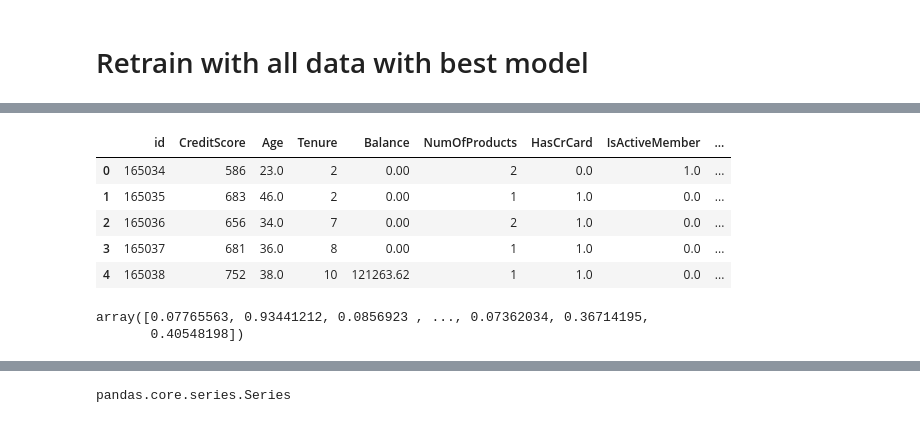
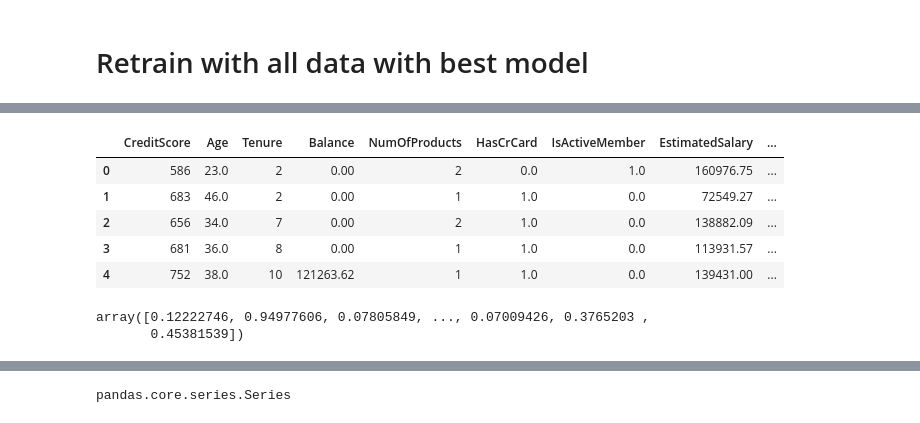
Before and after one commit to andrewbremner3/PlayGroundSeries, a Jupyter notebook: bankchurn-s4e1.ipynb, the cells around one changed output, grey strips where cells are left out. Cells and saved outputs as stored; diff of their text form; code cells hidden in the pictures.

```diff
--- a/bankchurn-s4e1.ipynb
+++ b/bankchurn-s4e1.ipynb
@@ -181,8 +186,11 @@ X.head()
 final_scaler = StandardScaler()
 final_scaler.fit(X)
 X_scaled = final_scaler.transform(X)
-X_test_clean = process_data_dummies(df_test)
-X_test_clean_scaled = final_scaler.transform(X_test_clean)
+X_Final_test_clean = process_data_dummies(df_test)
+
+test_ids = X_Final_test_clean['id']
+X_Final_test_clean=X_Final_test_clean.drop(['id'],axis=1)
+X_Final_test_clean_scaled = final_scaler.transform(X_Final_test_clean)
 # %%
 # Final Train
 hgbc_final = HistGradientBoostingClassifier(class_weight="balanced")
@@ -195,18 +203,18 @@ Final HGBC took 1.9005353450775146 s
 # %%
-X_test_clean.head()
+X_Final_test_clean.head()
 # %% [output]
-|  | id | CreditScore | Age | Tenure | Balance | NumOfProducts | HasCrCard | IsActiveMember | ... |
-| 0 | 165034 | 586 | 23.0 | 2 | 0.00 | 2 | 0.0 | 1.0 | ... |
-| 1 | 165035 | 683 | 46.0 | 2 | 0.00 | 1 | 1.0 | 0.0 | ... |
-| 2 | 165036 | 656 | 34.0 | 7 | 0.00 | 2 | 1.0 | 0.0 | ... |
-| 3 | 165037 | 681 | 36.0 | 8 | 0.00 | 1 | 1.0 | 0.0 | ... |
-| 4 | 165038 | 752 | 38.0 | 10 | 121263.62 | 1 | 1.0 | 0.0 | ... |
+|  | CreditScore | Age | Tenure | Balance | NumOfProducts | HasCrCard | IsActiveMember | EstimatedSalary | ... |
+| 0 | 586 | 23.0 | 2 | 0.00 | 2 | 0.0 | 1.0 | 160976.75 | ... |
+| 1 | 683 | 46.0 | 2 | 0.00 | 1 | 1.0 | 0.0 | 72549.27 | ... |
+| 2 | 656 | 34.0 | 7 | 0.00 | 2 | 1.0 | 0.0 | 138882.09 | ... |
+| 3 | 681 | 36.0 | 8 | 0.00 | 1 | 1.0 | 0.0 | 113931.57 | ... |
+| 4 | 752 | 38.0 | 10 | 121263.62 | 1 | 1.0 | 0.0 | 139431.00 | ... |
 # %%
-final_preds = hgbc_final.predict_proba(X_test_clean_scaled)
+final_preds = hgbc_final.predict_proba(X_Final_test_clean_scaled)
 final_preds[:,1]
 # %% [output]
-array([0.07765563, 0.93441212, 0.0856923 , ..., 0.07362034, 0.36714195,
-       0.40548198])
+array([0.12222746, 0.94977606, 0.07805849, ..., 0.07009426, 0.3765203 ,
+       0.45381539])
 # %%
 preds_df = pd.DataFrame(final_preds[:,1].round(1),columns=['Exited'])
 preds_df
```
Also changed, not shown: parts of 33 cells of this notebook.
